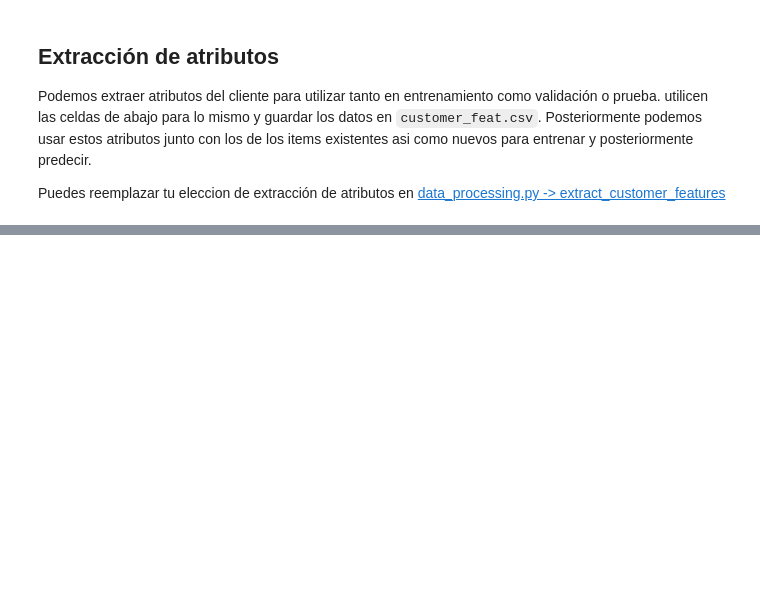
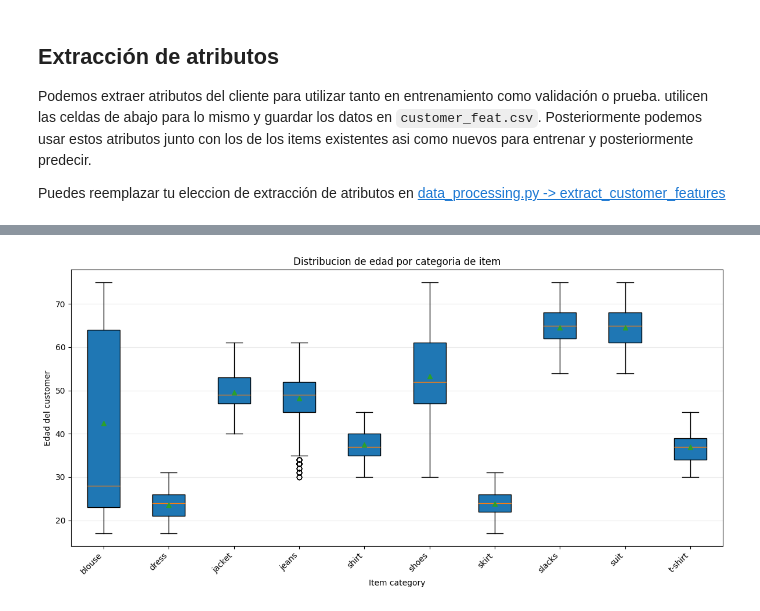
Before and after one commit to Derek-Bltrn/ML26_PXNDX_MADERO, a Jupyter notebook: src/ml26/proyectos/P02_customer_purchases/data_exploration.ipynb, the cells around one changed output, grey strips where cells are left out. Cells and saved outputs as stored; diff of their text form; code cells hidden in the pictures; blank space fills up the shorter version.

```diff
--- a/src/ml26/proyectos/P02_customer_purchases/data_exploration.ipynb
+++ b/src/ml26/proyectos/P02_customer_purchases/data_exploration.ipynb
@@ -304,0 +405,56 @@ print(f"Negative days_since_release: {neg_count}")
+# %%
+import pandas as pd
+import matplotlib.pyplot as plt
+from pathlib import Path
+
+DATA_COLLECTED_AT = pd.to_datetime("2026-05-14")
+
+DATA_DIR = Path("../../datasets/customer_purchases")
+train_path = DATA_DIR / "customer_purchases_train.csv"
+
+df = pd.read_csv(train_path)
+
+df["customer_date_of_birth"] = pd.to_datetime(
+    df["customer_date_of_birth"],
+    errors="coerce",
+    format="mixed",
+)
+
+dob = df["customer_date_of_birth"]
+
+has_had_birthday = (
+    (dob.dt.month < DATA_COLLECTED_AT.month)
+    | ((dob.dt.month == DATA_COLLECTED_AT.month) & (dob.dt.day <= DATA_COLLECTED_AT.day))
+)
+
+df["customer_age_years"] = (
+    DATA_COLLECTED_AT.year - dob.dt.year - (~has_had_birthday).astype(int)
+)
+
+df = df.dropna(subset=["customer_age_years", "item_category"])
+
+categories = sorted(df["item_category"].unique())
+
+age_by_category = [
+    df.loc[df["item_category"] == category, "customer_age_years"].values
+    for category in categories
+]
+
+plt.figure(figsize=(12, 6))
+
+plt.boxplot(
+    age_by_category,
+    labels=categories,
+    patch_artist=True,
+    showmeans=True,
+)
+
+plt.title("Distribucion de edad por categoria de item")
+plt.xlabel("Item category")
+plt.ylabel("Edad del customer")
+plt.xticks(rotation=45, ha="right")
+plt.grid(axis="y", alpha=0.25)
+plt.tight_layout()
+plt.show()
+# %% [output]
+[figure, added]
```
Also changed, not shown: parts of 10 cells of this notebook, 6 other files.
